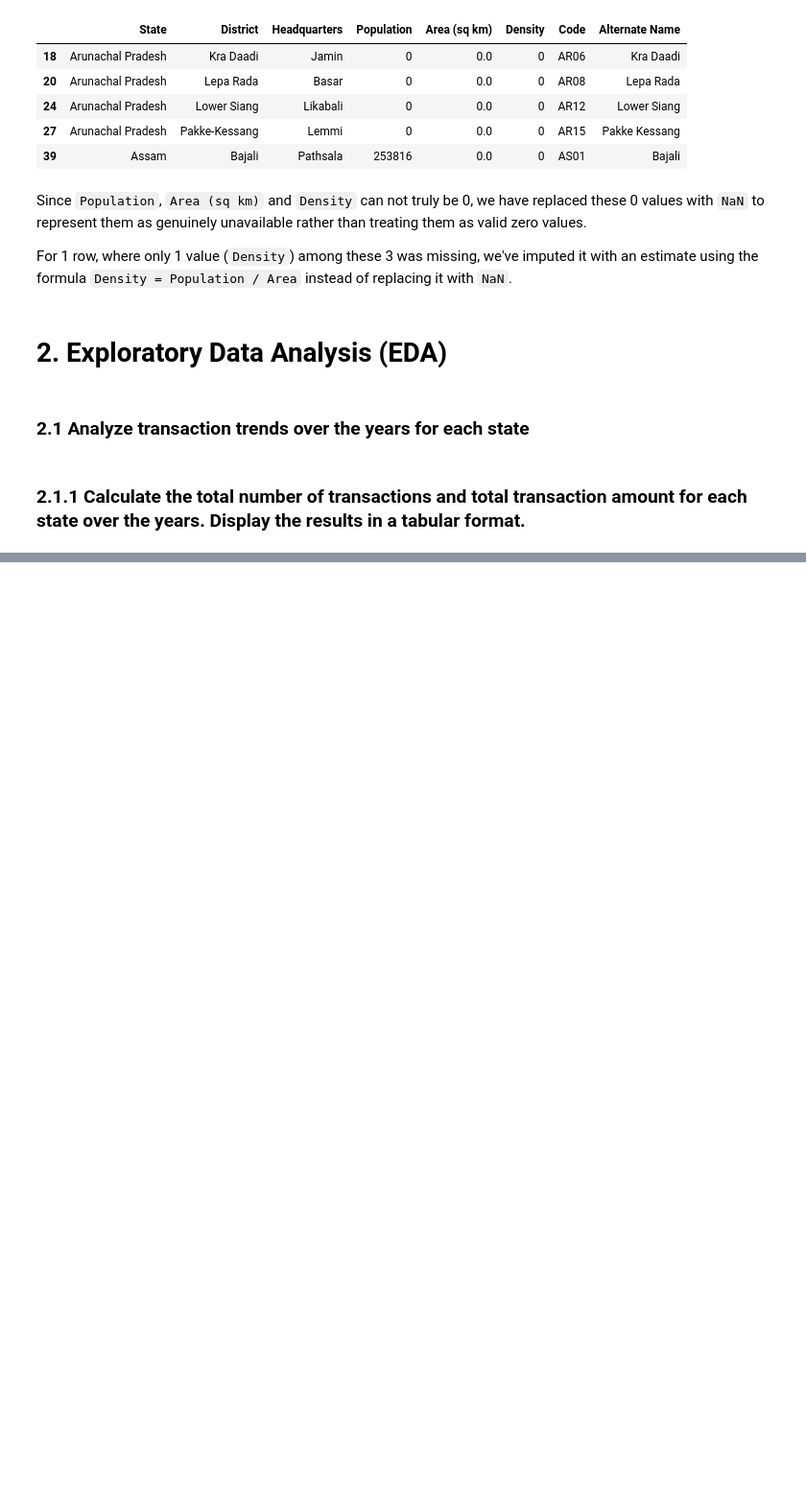
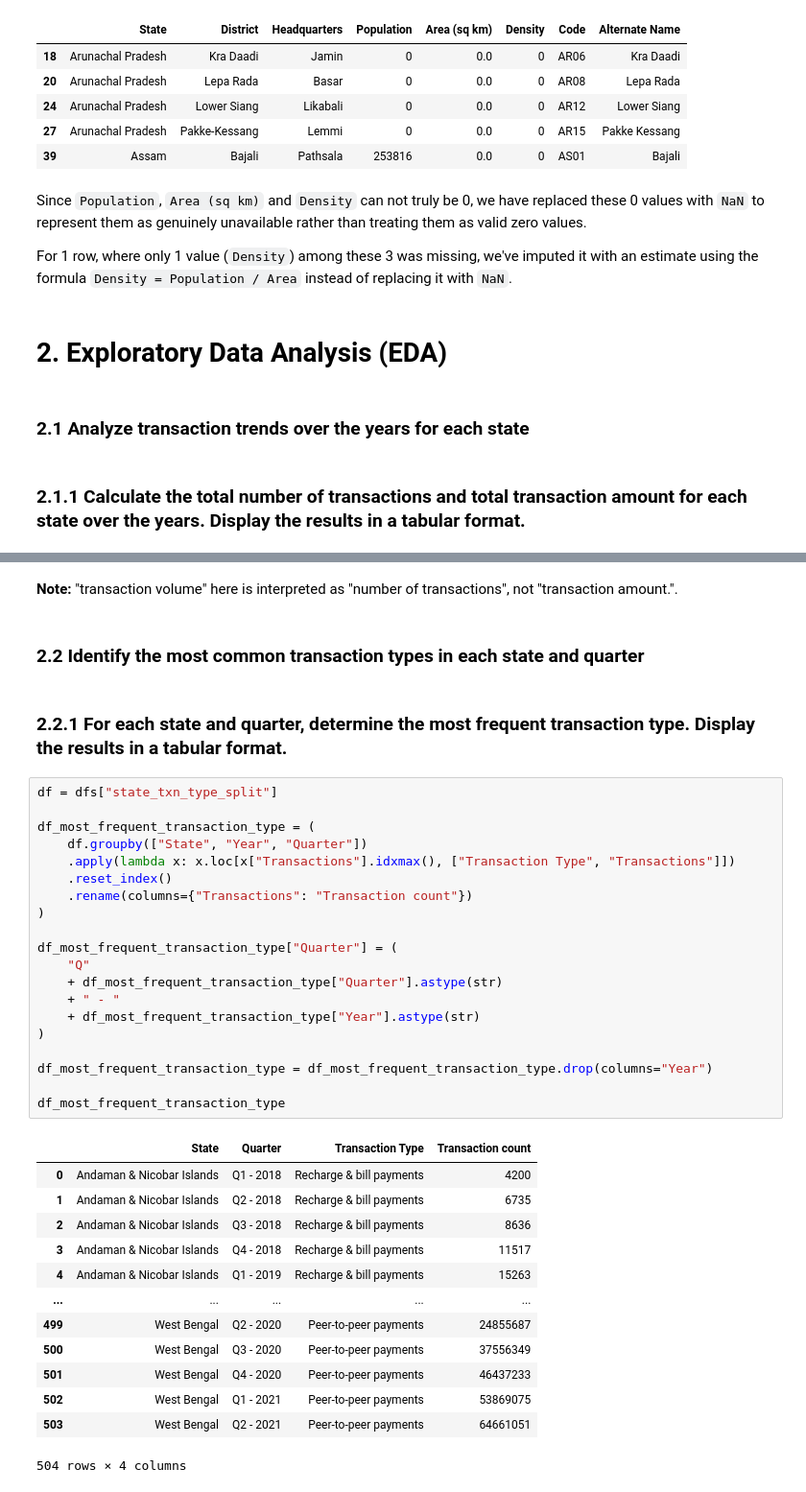
Before and after one commit to chetanchandel31/da_phone_pe, a Jupyter notebook: notebooks/01_phone_pe_analysis.ipynb, the cells around one changed output, grey strips where cells are left out. Shown at 96% size. Drawn from its saved outputs; the diff is of its cells as text; blank space fills up the shorter version.

```diff
--- a/notebooks/01_phone_pe_analysis.ipynb
+++ b/notebooks/01_phone_pe_analysis.ipynb
@@ -612,0 +677,40 @@ For 1 row, where only 1 value (`Density`) among these 3 was missing, we've imput
+# %% [markdown]
+**Note:** "transaction volume" here is interpreted as "number of transactions", not "transaction amount.".
+# %% [markdown]
+### **2.2 Identify the most common transaction types in each state and quarter**
+# %% [markdown]
+### 2.2.1 For each state and quarter, determine the most frequent transaction type. Display the results in a tabular format.
+# %%
+df = dfs["state_txn_type_split"]
+
+df_most_frequent_transaction_type = (
+    df.groupby(["State", "Year", "Quarter"])
+    .apply(lambda x: x.loc[x["Transactions"].idxmax(), ["Transaction Type", "Transactions"]])
+    .reset_index()
+    .rename(columns={"Transactions": "Transaction count"})
+)
+
+df_most_frequent_transaction_type["Quarter"] = (
+    "Q"
+    + df_most_frequent_transaction_type["Quarter"].astype(str)
+    + " - "
+    + df_most_frequent_transaction_type["Year"].astype(str)
+)
+
+df_most_frequent_transaction_type = df_most_frequent_transaction_type.drop(columns="Year")
+
+df_most_frequent_transaction_type
+# %% [output]
+|  | State | Quarter | Transaction Type | Transaction count |
+| 0 | Andaman & Nicobar Islands | Q1 - 2018 | Recharge & bill payments | 4200 |
+| 1 | Andaman & Nicobar Islands | Q2 - 2018 | Recharge & bill payments | 6735 |
+| 2 | Andaman & Nicobar Islands | Q3 - 2018 | Recharge & bill payments | 8636 |
+| 3 | Andaman & Nicobar Islands | Q4 - 2018 | Recharge & bill payments | 11517 |
+| 4 | Andaman & Nicobar Islands | Q1 - 2019 | Recharge & bill payments | 15263 |
+| ... | ... | ... | ... | ... |
+| 499 | West Bengal | Q2 - 2020 | Peer-to-peer payments | 24855687 |
+| 500 | West Bengal | Q3 - 2020 | Peer-to-peer payments | 37556349 |
+| 501 | West Bengal | Q4 - 2020 | Peer-to-peer payments | 46437233 |
+| 502 | West Bengal | Q1 - 2021 | Peer-to-peer payments | 53869075 |
+| 503 | West Bengal | Q2 - 2021 | Peer-to-peer payments | 64661051 |
+504 rows × 4 columns
```
Also changed, not shown: parts of 13 cells of this notebook.
